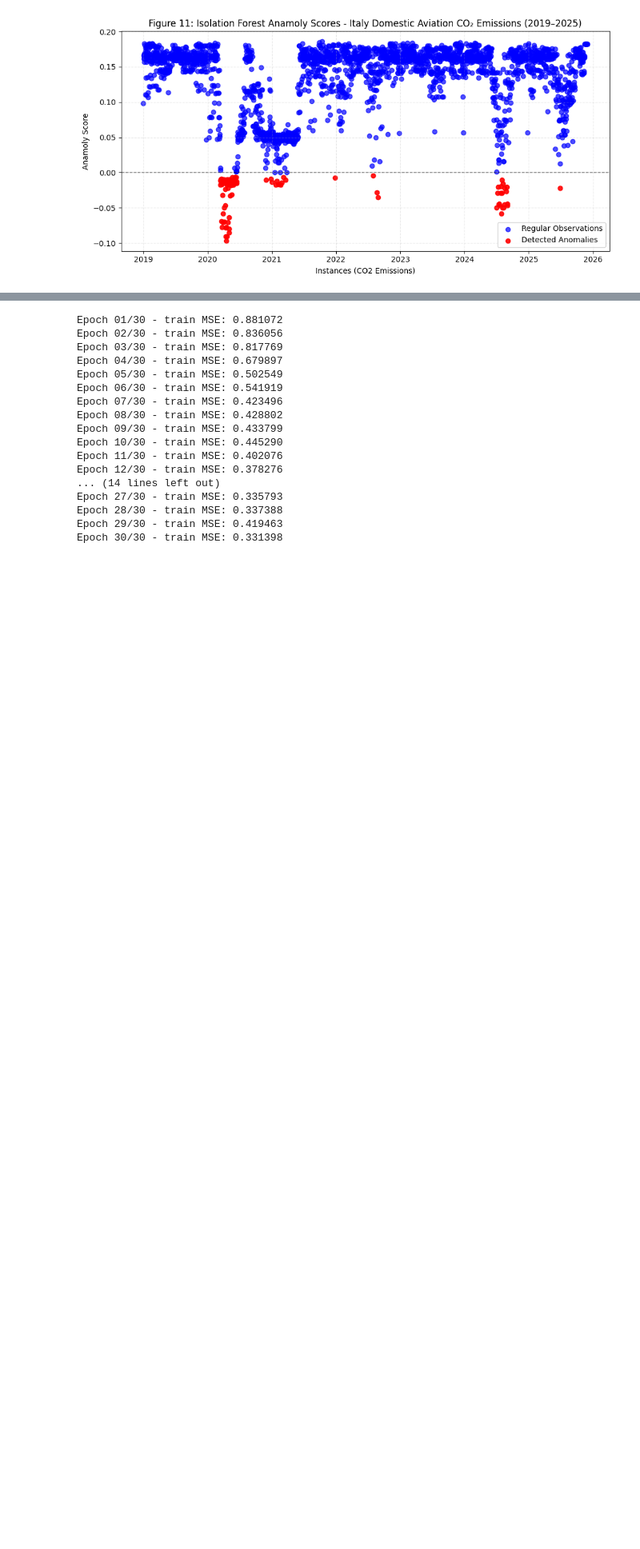
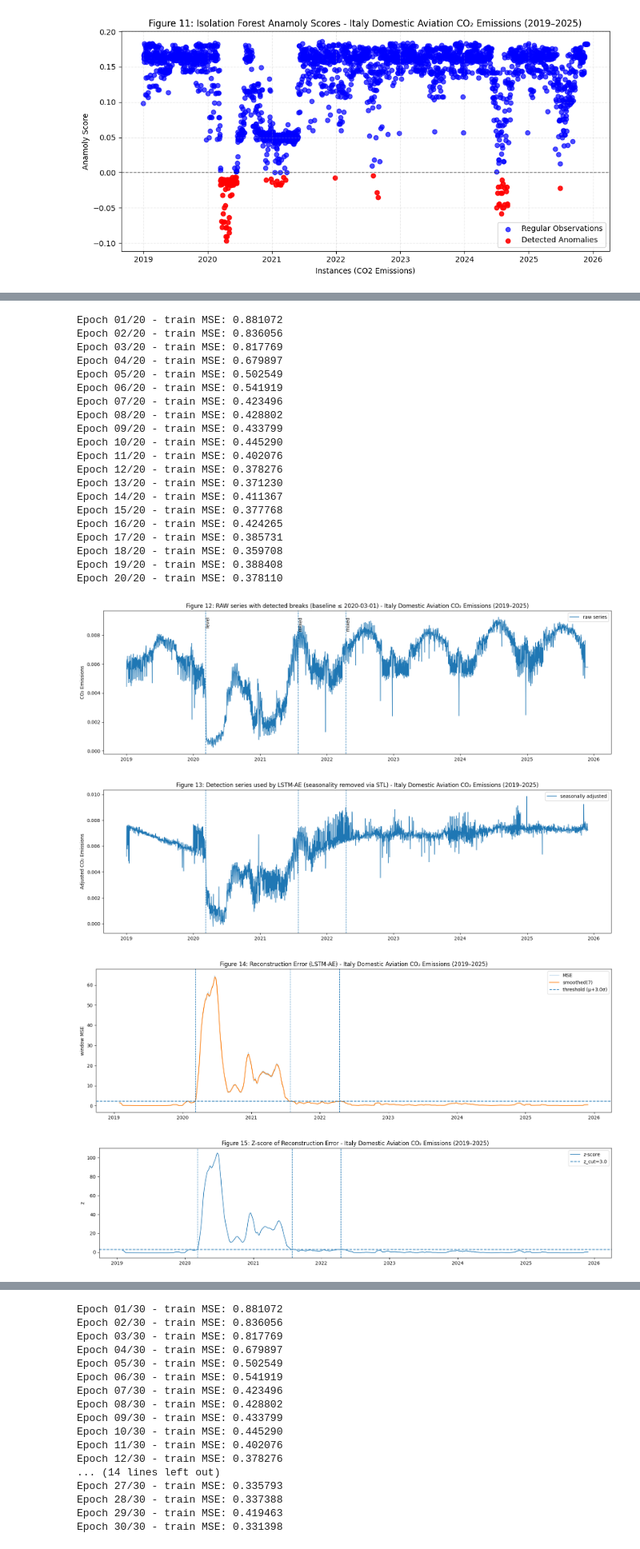
Before and after one commit to thisishasan/data_mining_and_machine_learning, a Jupyter notebook: data_mining_machine_learning.ipynb, the cells around one changed output, grey strips where cells are left out. Shown at 80% size. Cells and saved outputs as stored; diff of their text form; code cells hidden in the pictures; blank space fills up the shorter version.

```diff
--- a/data_mining_machine_learning.ipynb
+++ b/data_mining_machine_learning.ipynb
@@ -1362,0 +1420,56 @@ def detect_breaks_single_baseline_stl(
+# %%
+breaks_df, error_df, trained_model, detection_series, stl_components = detect_breaks_single_baseline_stl(
+    df_in=italy_domestic_aviation_df,
+    value_col="value",
+    baseline_end="2020-03-01",
+
+    seasonal_adjust=True,
+    stl_period=365,
+    stl_robust=True,
+
+    seq_len=30,
+    hidden_dim=64,
+    n_epochs=20,
+    batch_sz=128,
+    learn_rate=0.001,
+
+    smooth_win=7,
+    z_cut=3.0,
+    min_streak=7,
+
+    pre_days=60,
+    post_days=60,
+    mean_d_thr=0.8,
+    slope_rel_thr=1.0,
+    var_ratio_thr=2.0,
+
+    seed=42,
+    make_plots=True
+)
+
+print(breaks_df)
+# %% [output]
+Epoch 01/20 - train MSE: 0.881072
+Epoch 02/20 - train MSE: 0.836056
+Epoch 03/20 - train MSE: 0.817769
+Epoch 04/20 - train MSE: 0.679897
+Epoch 05/20 - train MSE: 0.502549
+Epoch 06/20 - train MSE: 0.541919
+Epoch 07/20 - train MSE: 0.423496
+Epoch 08/20 - train MSE: 0.428802
+Epoch 09/20 - train MSE: 0.433799
+Epoch 10/20 - train MSE: 0.445290
+Epoch 11/20 - train MSE: 0.402076
+Epoch 12/20 - train MSE: 0.378276
+Epoch 13/20 - train MSE: 0.371230
+Epoch 14/20 - train MSE: 0.411367
+Epoch 15/20 - train MSE: 0.377768
+Epoch 16/20 - train MSE: 0.424265
+Epoch 17/20 - train MSE: 0.385731
+Epoch 18/20 - train MSE: 0.359708
+Epoch 19/20 - train MSE: 0.388408
+Epoch 20/20 - train MSE: 0.378110
+[figure, added]
+[figure, added]
+[figure, added]
+[figure, added]
```
Also changed, not shown: parts of 3 cells of this notebook.
